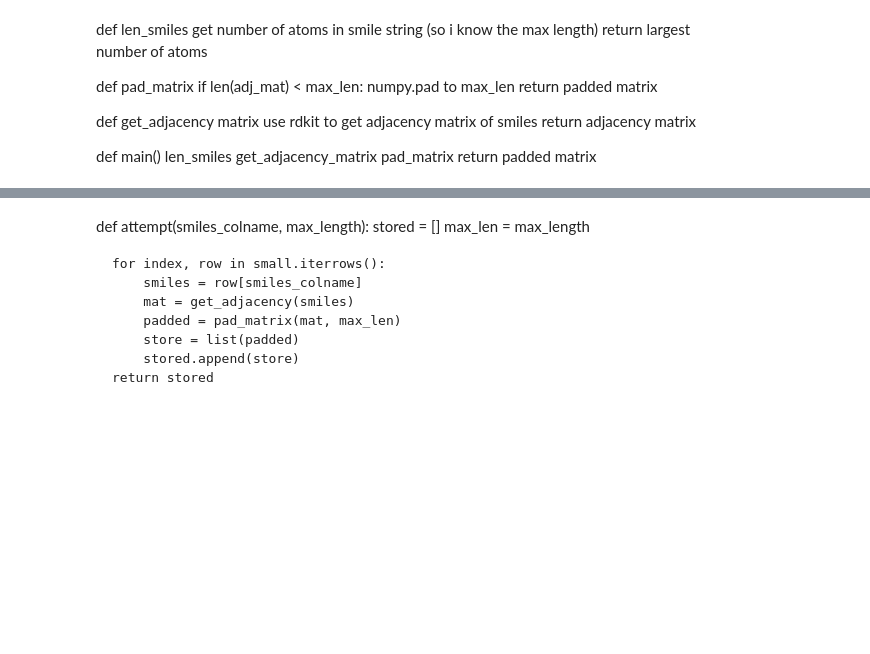
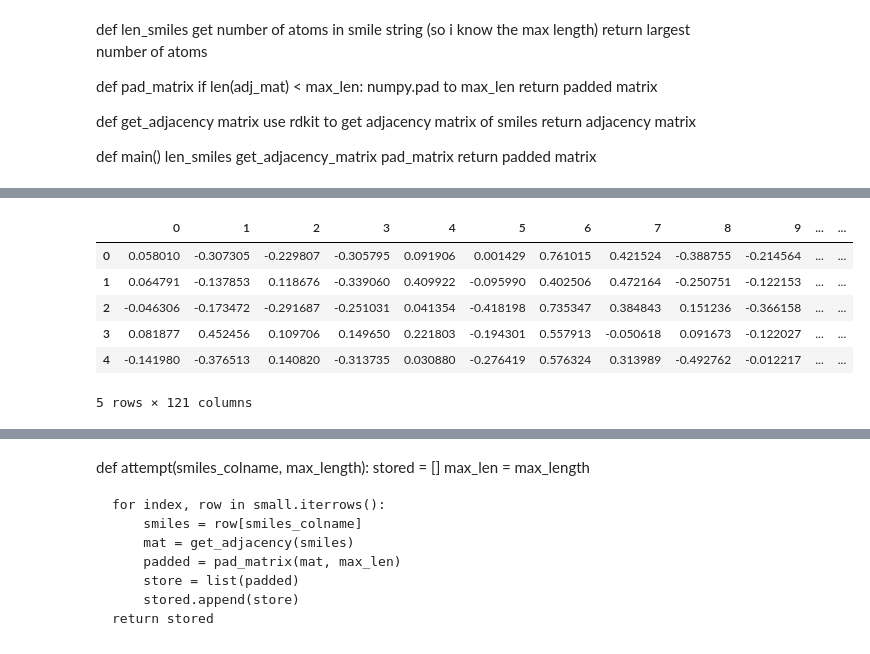
Before and after one commit to BeckResearchLab/homoGANize, a Jupyter notebook: notebooks/SMILES_matrices.ipynb, the cells around one changed output, grey strips where cells are left out. Saved outputs shown, nothing was run; the diff lists cells and outputs as text; code cells hidden in the pictures; blank space fills up the shorter version.

```diff
--- a/notebooks/SMILES_matrices.ipynb
+++ b/notebooks/SMILES_matrices.ipynb
@@ -211,0 +290,27 @@ generated.shape
+# %%
+def recreate_matrix(df, max_len):
+    listed = df.values.tolist()
+    stored = []
+    for inner in listed:
+
+        a = np.zeros((max_len,max_len)) # Initialize nxn matrix
+        triu = np.triu_indices(max_len) # Find upper right indices of a triangular nxn matrix
+        tril = np.tril_indices(max_len, -1) # Find lower left indices of a triangular nxn matrix
+        a[triu] = inner # Assign list values to upper right matrix
+        a[tril] = a.T[tril] # Make the matrix symmetric
+        stored.append(a)
+    df['AdjMat'] = stored
+
+    return df
+# %%
+with_mat = recreate_matrix(generated, 15)
+# %%
+with_mat.head()
+# %% [output]
+|  | 0 | 1 | 2 | 3 | 4 | 5 | 6 | 7 | 8 | 9 | ... | ... |
+| 0 | 0.058010 | -0.307305 | -0.229807 | -0.305795 | 0.091906 | 0.001429 | 0.761015 | 0.421524 | -0.388755 | -0.214564 | ... | ... |
+| 1 | 0.064791 | -0.137853 | 0.118676 | -0.339060 | 0.409922 | -0.095990 | 0.402506 | 0.472164 | -0.250751 | -0.122153 | ... | ... |
+| 2 | -0.046306 | -0.173472 | -0.291687 | -0.251031 | 0.041354 | -0.418198 | 0.735347 | 0.384843 | 0.151236 | -0.366158 | ... | ... |
+| 3 | 0.081877 | 0.452456 | 0.109706 | 0.149650 | 0.221803 | -0.194301 | 0.557913 | -0.050618 | 0.091673 | -0.122027 | ... | ... |
+| 4 | -0.141980 | -0.376513 | 0.140820 | -0.313735 | 0.030880 | -0.276419 | 0.576324 | 0.313989 | -0.492762 | -0.012217 | ... | ... |
+5 rows × 121 columns
```
Also changed, not shown: parts of 45 cells of this notebook.
